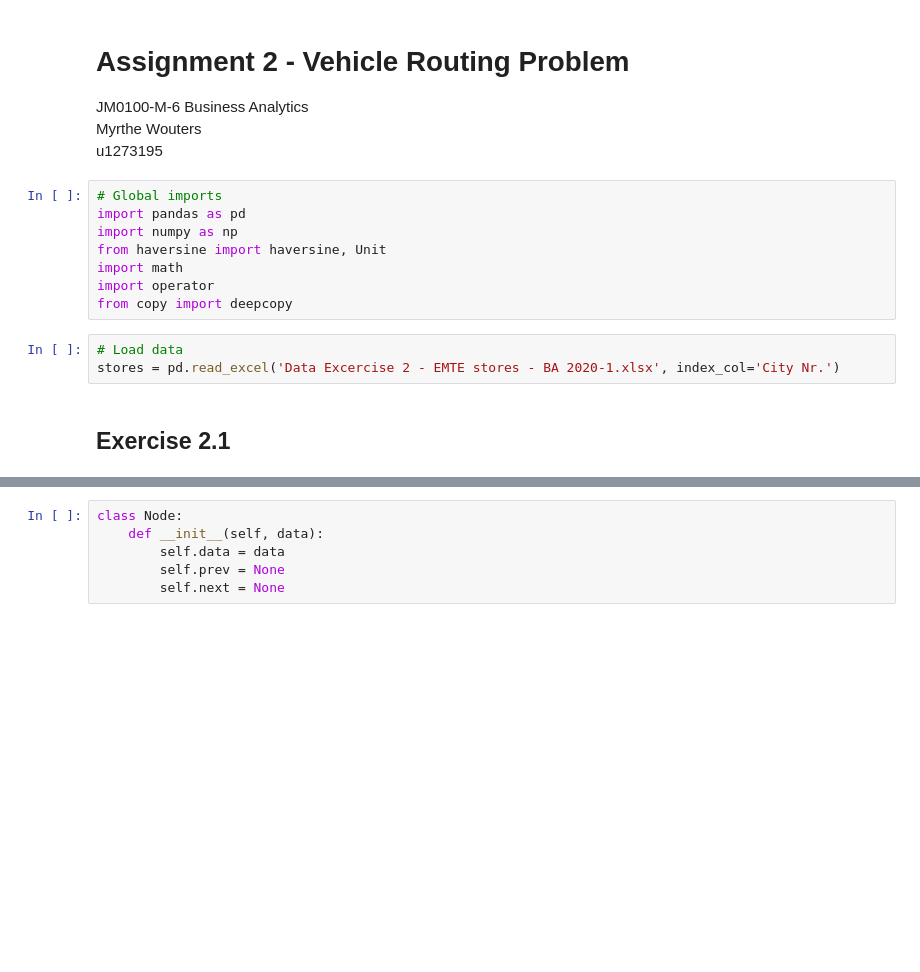
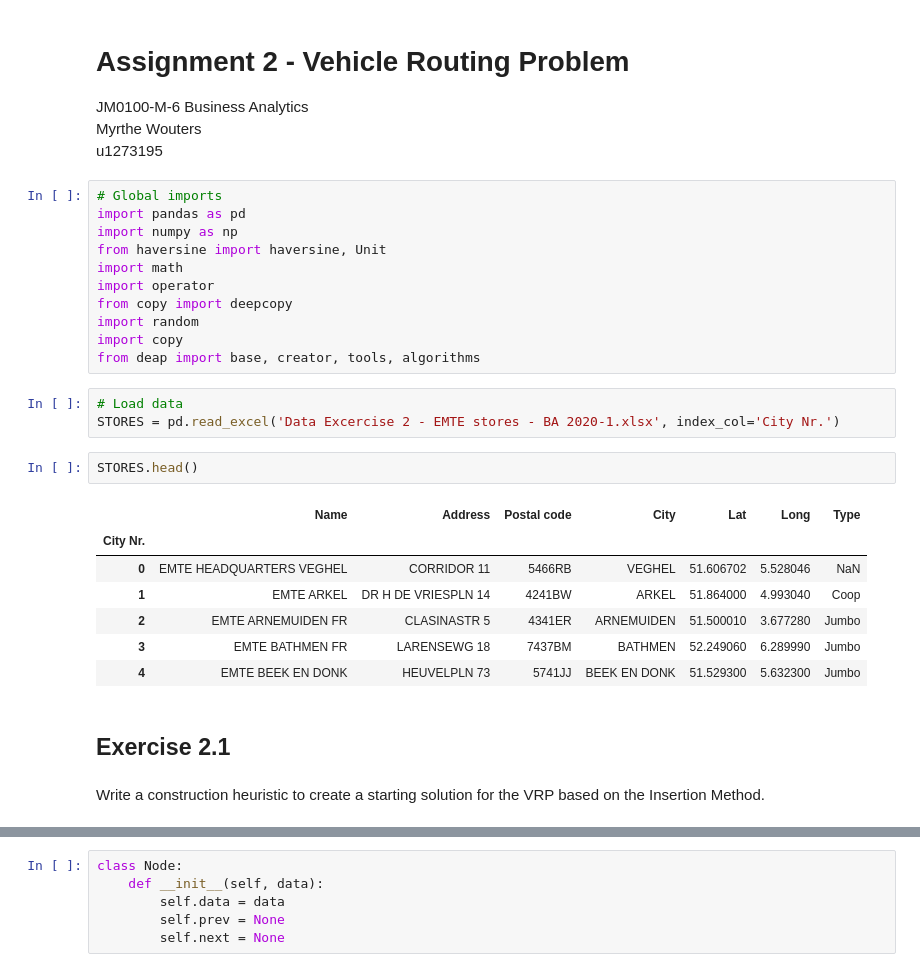
Before and after one commit to myrthewouters/business-analytics, a Jupyter notebook: assignment-2/notebooks/Ex2.1-2.2-1273195.ipynb, the cells around one changed output, grey strips where cells are left out. Cells and saved outputs as stored; diff of their text form; blank space fills up the shorter version.

```diff
--- a/assignment-2/notebooks/Ex2.1-2.2-1273195.ipynb
+++ b/assignment-2/notebooks/Ex2.1-2.2-1273195.ipynb
@@ -11,8 +11,23 @@ from haversine import haversine, Unit
 import math
 import operator
 from copy import deepcopy
+import random
+import copy
+from deap import base, creator, tools, algorithms
 # %%
 # Load data
-stores = pd.read_excel('Data Excercise 2 - EMTE stores - BA 2020-1.xlsx', index_col='City Nr.')
+STORES = pd.read_excel('Data Excercise 2 - EMTE stores - BA 2020-1.xlsx', index_col='City Nr.')
+# %%
+STORES.head()
+# %% [output]
+|  | Name | Address | Postal code | City | Lat | Long | Type |
+| City Nr. |  |  |  |  |  |  |  |
+| 0 | EMTE HEADQUARTERS VEGHEL | CORRIDOR 11 | 5466RB | VEGHEL | 51.606702 | 5.528046 | NaN |
+| 1 | EMTE ARKEL | DR H DE VRIESPLN 14 | 4241BW | ARKEL | 51.864000 | 4.993040 | Coop |
+| 2 | EMTE ARNEMUIDEN FR | CLASINASTR 5 | 4341ER | ARNEMUIDEN | 51.500010 | 3.677280 | Jumbo |
+| 3 | EMTE BATHMEN FR | LARENSEWG 18 | 7437BM | BATHMEN | 52.249060 | 6.289990 | Jumbo |
+| 4 | EMTE BEEK EN DONK | HEUVELPLN 73 | 5741JJ | BEEK EN DONK | 51.529300 | 5.632300 | Jumbo |
 # %% [markdown]
 ## Exercise 2.1
+# %% [markdown]
+Write a construction heuristic to create a starting solution for the VRP based on the Insertion Method.
```
Also changed, not shown: parts of 31 cells of this notebook, 3 other files.
